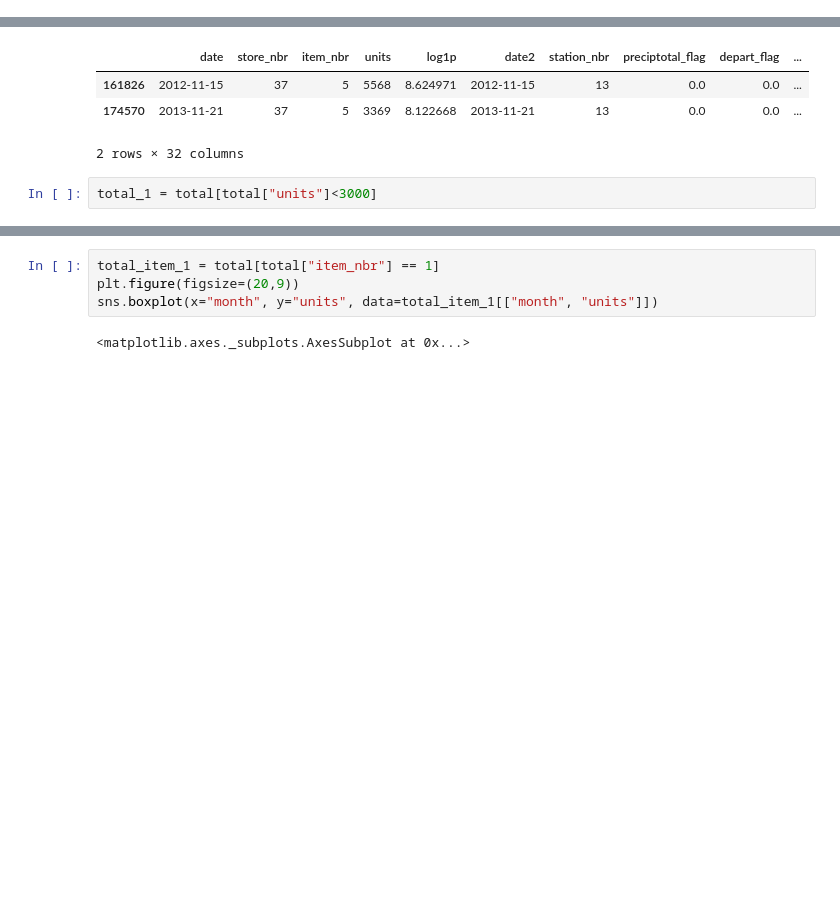
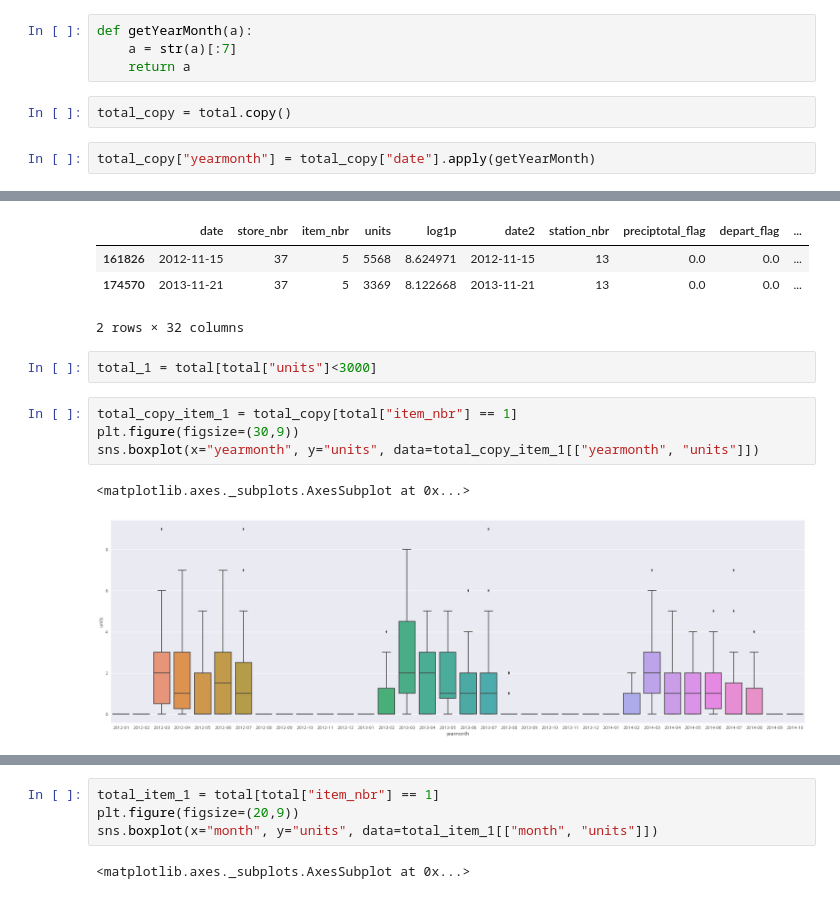
Before and after one commit to HyowonJang/LinearRegression, a Jupyter notebook: modeling_hyowon/180705_OLS.ipynb, the cells around one changed output, grey strips where cells are left out. Drawn from its saved outputs; the diff is of its cells as text; blank space fills up the shorter version.

```diff
--- a/modeling_hyowon/180705_OLS.ipynb
+++ b/modeling_hyowon/180705_OLS.ipynb
@@ -141,0 +134,8 @@ sns.boxplot(x="month", y="units", data=total_item_2[["month", "units"]])
+# %%
+def getYearMonth(a):
+    a = str(a)[:7]
+    return a
+# %%
+total_copy = total.copy()
+# %%
+total_copy["yearmonth"] = total_copy["date"].apply(getYearMonth)
@@ -148,3 +158,10 @@ total[total["units"]>1000]
 2 rows × 32 columns
 # %%
 total_1 = total[total["units"]<3000]
+# %%
+total_copy_item_1 = total_copy[total["item_nbr"] == 1]
+plt.figure(figsize=(30,9))
+sns.boxplot(x="yearmonth", y="units", data=total_copy_item_1[["yearmonth", "units"]])
+# %% [output]
+<matplotlib.axes._subplots.AxesSubplot at 0x...>
+[figure, added]
```
Also changed, not shown: parts of 22 cells of this notebook, 1 other file.
